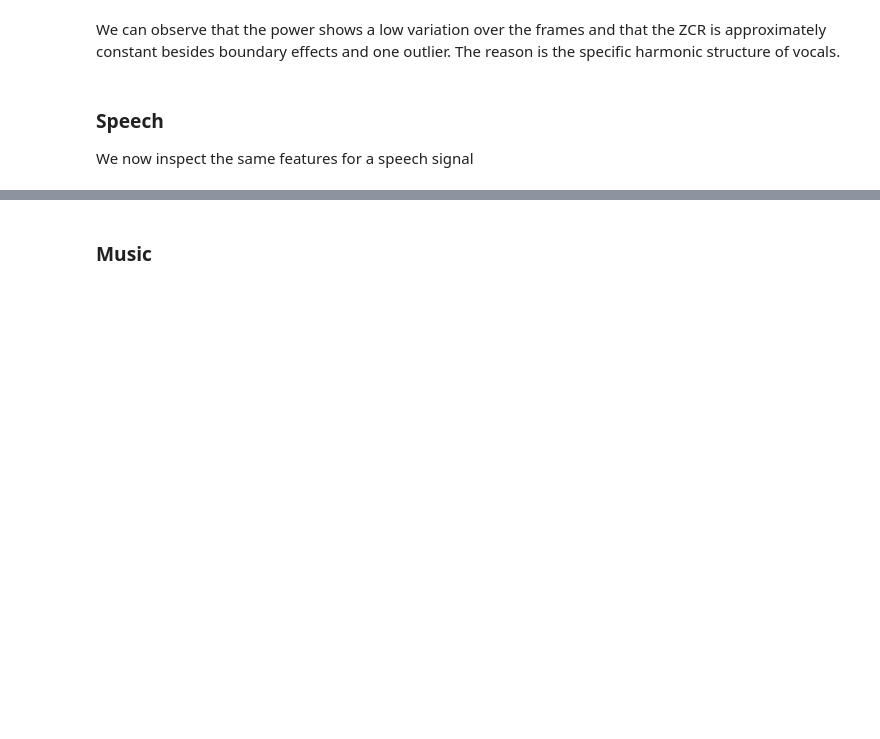
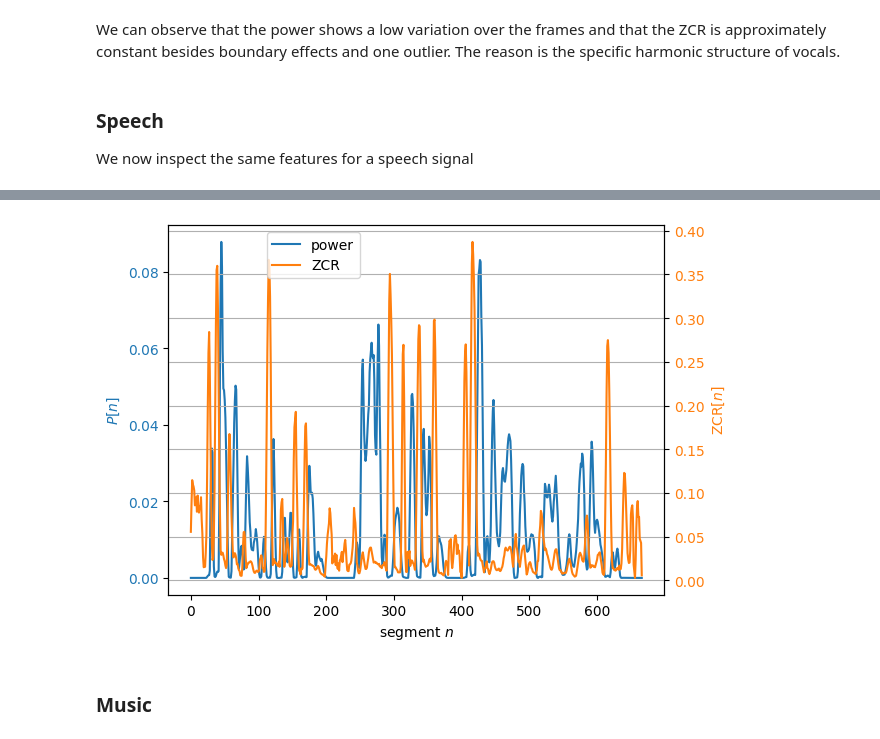
Before and after one commit to spatialaudio/data-driven-audio-signal-processing-lecture, a Jupyter notebook: features/time_domain_features_demo.ipynb, the cells around one changed output, grey strips where cells are left out. Drawn from its saved outputs; the diff is of its cells as text; code cells hidden in the pictures; blank space fills up the shorter version.

```diff
--- a/features/time_domain_features_demo.ipynb
+++ b/features/time_domain_features_demo.ipynb
@@ -83,6 +83,6 @@ plot_signal(speech)
 # %%
 RMS = librosa.feature.rms(
-    speech, frame_length=segment_length, hop_length=hop_size)
+    y=speech, frame_length=segment_length, hop_length=hop_size)
 P_speech = np.squeeze(RMS)**2
 
 ZCR = librosa.feature.zero_crossing_rate(
@@ -95,3 +94,4 @@ plot_E_ZCR(P_speech, ZCR_speech)
+[figure, added]
 # %% [markdown]
 ### Music
 # %%
```
Also changed, not shown: parts of 9 cells of this notebook, 39 other files.
